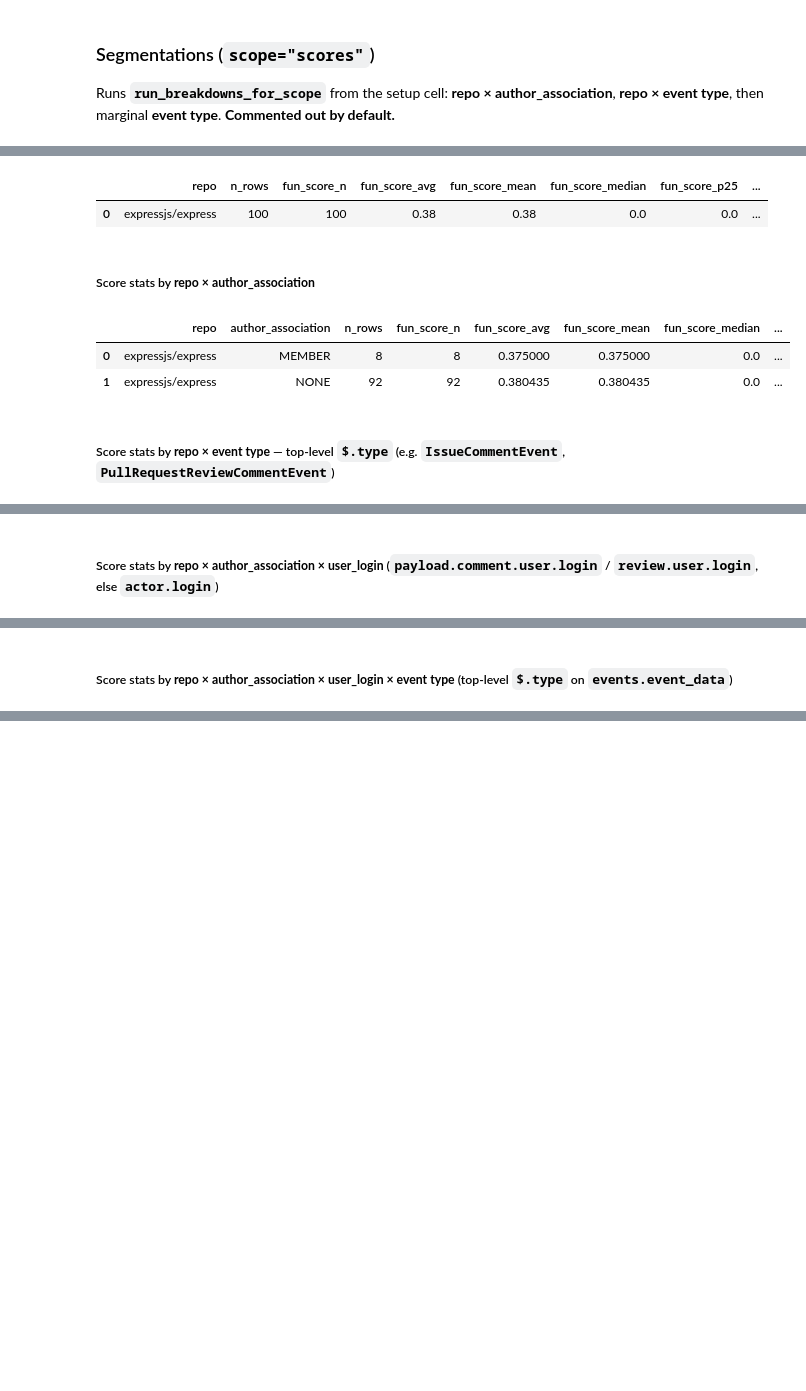
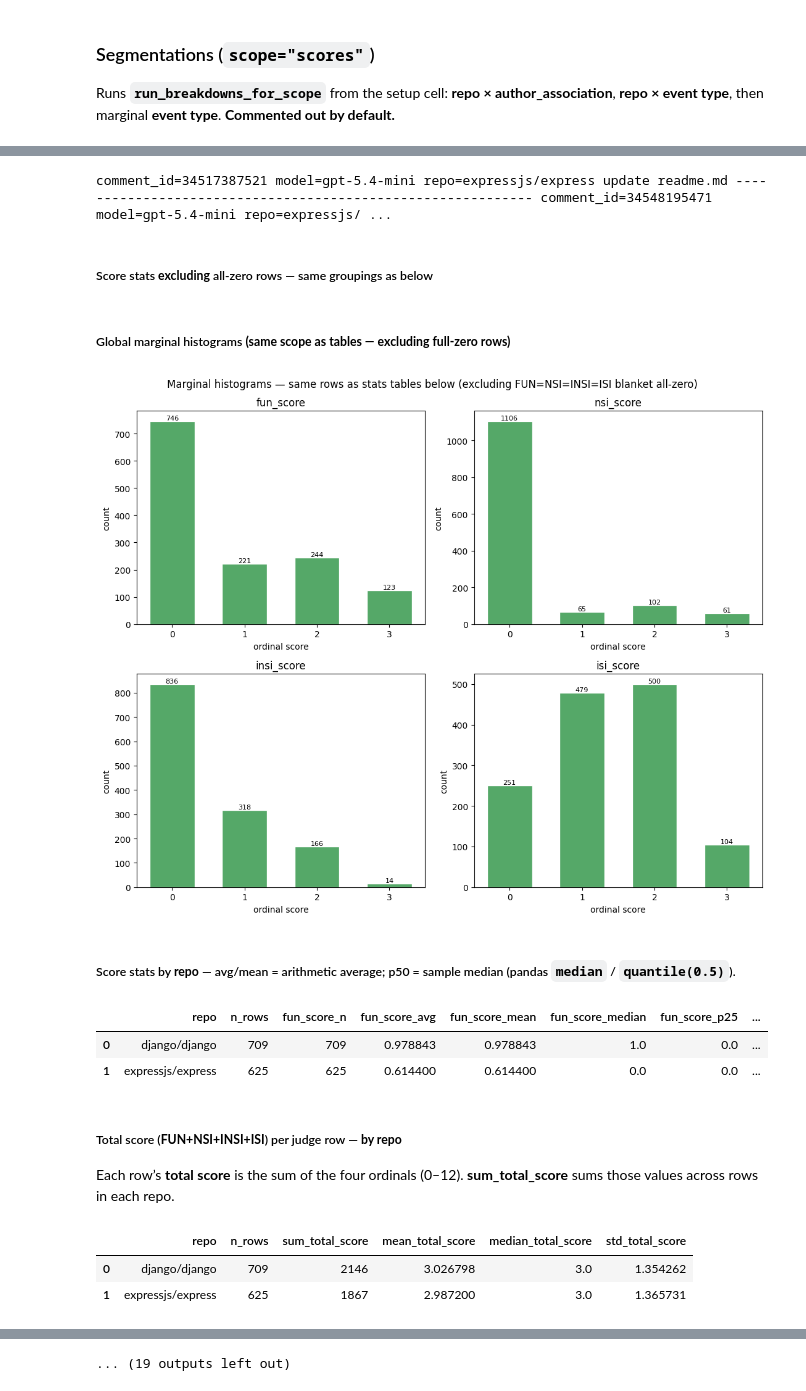
Before and after one commit to naataaniitsosie/swe-principals, a Jupyter notebook: notebooks/sql_queries.ipynb, the cells around one changed output, grey strips where cells are left out. Drawn from its saved outputs; the diff is of its cells as text; code cells hidden in the pictures; blank space fills up the shorter version.

```diff
--- a/notebooks/sql_queries.ipynb
+++ b/notebooks/sql_queries.ipynb
@@ -743,5 +1302,7 @@ Helpers include `score_stats_by_repo_event_type()` (**repo × `$.type`**), `scor
 # show_score_stats("repo_aa_user")
 # show_score_stats("repo_type")  # repo × event $.type
 # show_score_stats("repo_aa_user_type")  # repo × aa × user_login × $.type
-show_score_stats("all")
+# show_score_stats("all")
+#show_score_stats("all", exclude_all_zero=True)
+show_score_stats("all", exclude_all_zero=True, show_plots=True)  # global histograms + repo & event_type stacked counts
 # %% [output]
@@ -749,7 +1311,14 @@ show_score_stats("all")
+comment_id=34517387521 model=gpt-5.4-mini repo=expressjs/express update readme.md ------------------------------------------------------------ comment_id=34548195471 model=gpt-5.4-mini repo=expressjs/ ...
+##### Score stats **excluding** all-zero rows — same groupings as below
+##### Global marginal histograms **(same scope as tables — excluding full-zero rows)**
+[figure, added]
+##### Score stats by **repo** — avg/mean = arithmetic average; p50 = sample median (pandas ``median`` / ``quantile(0.5)``).
 |  | repo | n_rows | fun_score_n | fun_score_avg | fun_score_mean | fun_score_median | fun_score_p25 | ... |
-| 0 | expressjs/express | 100 | 100 | 0.38 | 0.38 | 0.0 | 0.0 | ... |
+| 0 | django/django | 709 | 709 | 0.978843 | 0.978843 | 1.0 | 0.0 | ... |
+| 1 | expressjs/express | 625 | 625 | 0.614400 | 0.614400 | 0.0 | 0.0 | ... |
-##### Score stats by **repo × author_association**
+##### Total score (**FUN+NSI+INSI+ISI**) per judge row — **by repo**
+
+Each row’s **total score** is the sum of the four ordinals (0–12). **sum_total_score** sums those values across rows in each repo.
-|  | repo | author_association | n_rows | fun_score_n | fun_score_avg | fun_score_mean | fun_score_median | ... |
-| 0 | expressjs/express | MEMBER | 8 | 8 | 0.375000 | 0.375000 | 0.0 | ... |
-| 1 | expressjs/express | NONE | 92 | 92 | 0.380435 | 0.380435 | 0.0 | ... |
+|  | repo | n_rows | sum_total_score | mean_total_score | median_total_score | std_total_score |
+| 0 | django/django | 709 | 2146 | 3.026798 | 3.0 | 1.354262 |
+| 1 | expressjs/express | 625 | 1867 | 2.987200 | 3.0 | 1.365731 |
-##### Score stats by **repo × event type** — top-level ``$.type`` (e.g. ``IssueCommentEvent``, ``PullRequestReviewCommentEvent``)
@@ -761 +1324,0 @@ show_score_stats("all")
-##### Score stats by **repo × author_association × user_login** (``payload.comment.user.login`` / ``review.user.login``, else ``actor.login``)
@@ -779 +1324,0 @@ show_score_stats("all")
-##### Score stats by **repo × author_association × user_login × event type** (top-level ``$.type`` on ``events.event_data``)
@@ -796,0 +1327 @@ show_score_stats("all")
+... (19 outputs left out)
```
Also changed, not shown: parts of 5 cells of this notebook, 3 other files.
